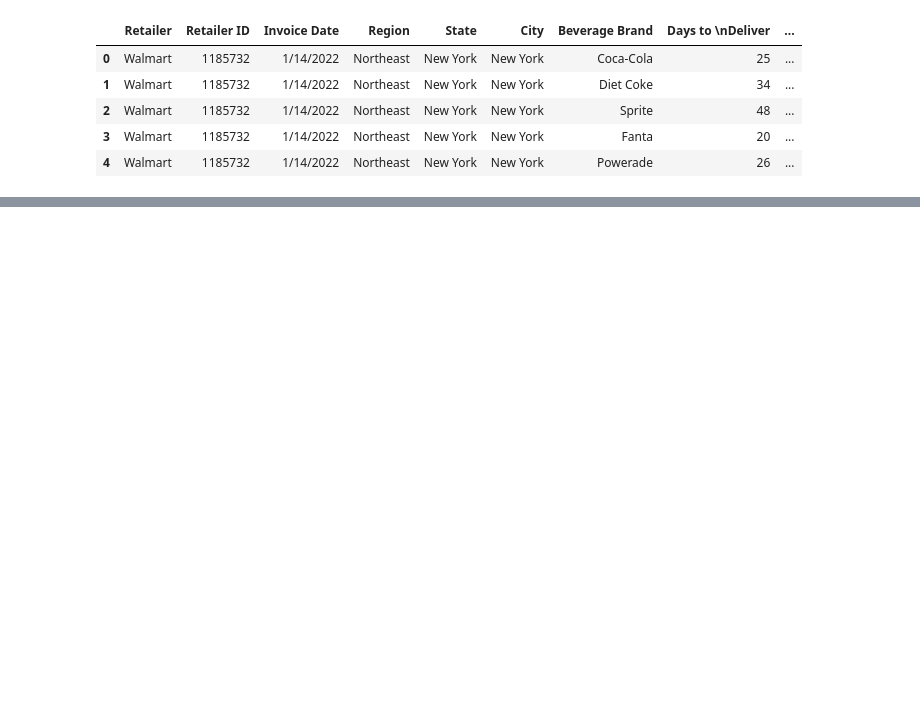
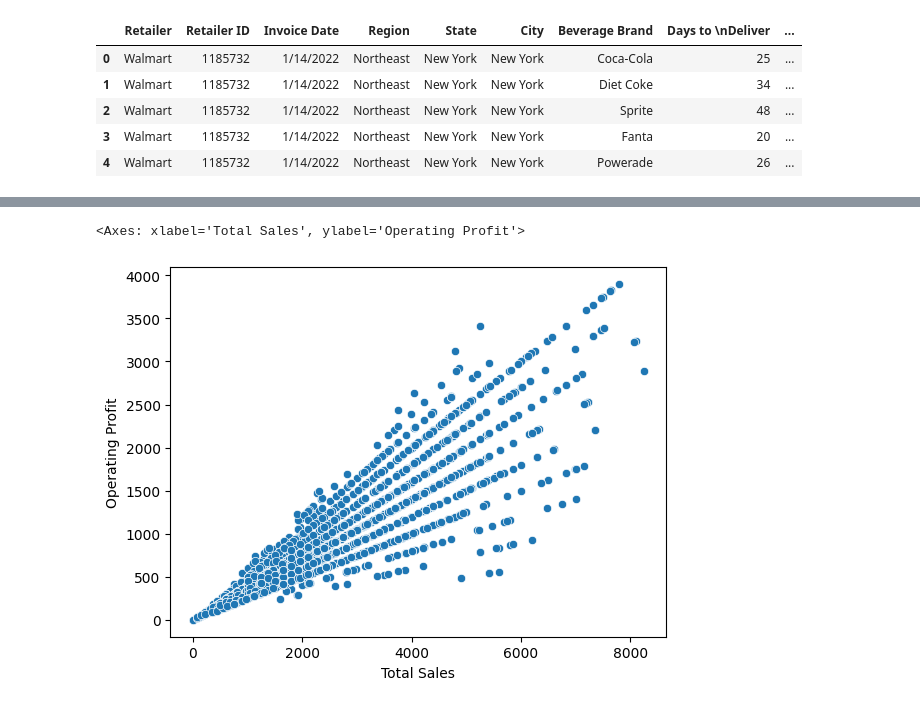
Before and after one commit to JhArantes/Drink-s_Distributor, a Jupyter notebook: Jupyter Notebook/EDA.ipynb, the cells around one changed output, grey strips where cells are left out. Saved outputs shown, nothing was run; the diff lists cells and outputs as text; code cells hidden in the pictures; blank space fills up the shorter version.

```diff
--- a/Jupyter Notebook/EDA.ipynb
+++ b/Jupyter Notebook/EDA.ipynb
@@ -80,0 +136,5 @@ df.describe()
+# %%
+sns.scatterplot(df, x='Total Sales', y='Operating Profit')
+# %% [output]
+<Axes: xlabel='Total Sales', ylabel='Operating Profit'>
+[figure, added]
```
Also changed, not shown: parts of 11 cells of this notebook, 5 other files.
